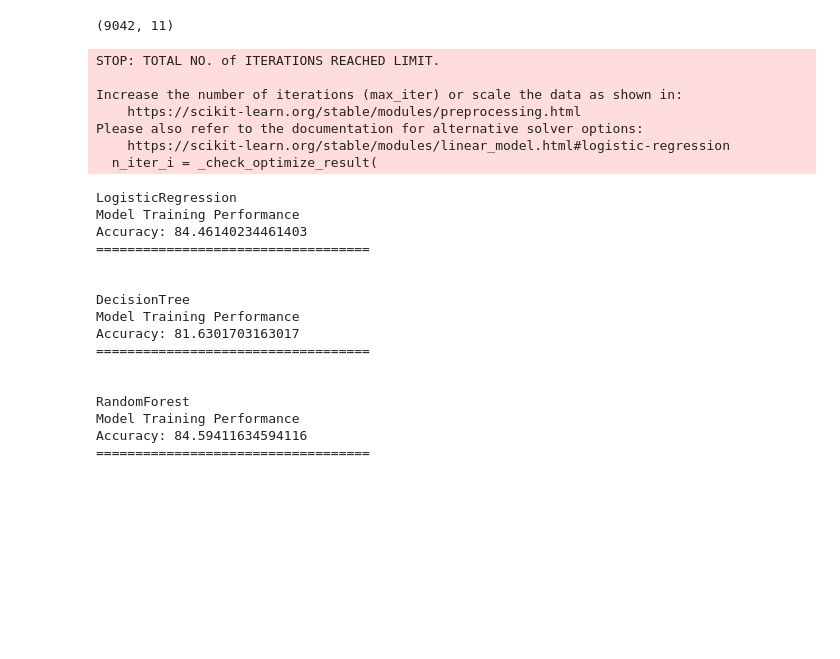
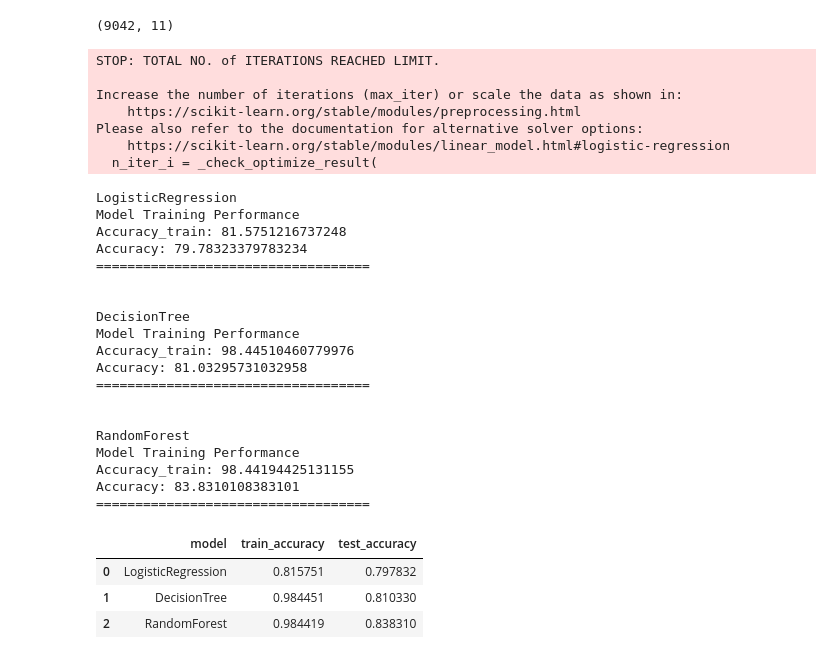
Before and after one commit to Shreyashchawda12/Census_Income, a Jupyter notebook: Notebook/model_training.ipynb, the cells around one changed output. Cells and saved outputs as stored; diff of their text form; code cells hidden in the pictures; blank space fills up the shorter version.

```diff
--- a/Notebook/model_training.ipynb
+++ b/Notebook/model_training.ipynb
@@ -110,16 +120,20 @@ models={
 }
 trained_model_list=[]
 model_list=[]
+accuracy_train = []
 accuracy_list=[]
 y_predict = []
 
 for i in range(len(list(models))):
     model=list(models.values())[i]
-    model.fit(X_train,y_train)
+    model.fit(x_rec,y_rec)
 
     #Make Predictions
+    y_train_pred = model.predict(x_rec)
     y_pred=model.predict(X_test)
 
+
+    Accuracy_train=evaluate_model(y_rec,y_train_pred)
     Accuracy=evaluate_model(y_test,y_pred)
 
     print(list(models.keys())[i])
@@ -127,9 +141,10 @@ for i in range(len(list(models))):
     y_predict.append(y_pred)
 
     print('Model Training Performance')
+    print("Accuracy_train:",Accuracy_train*100)
     print("Accuracy:",Accuracy*100)
 
-
+    accuracy_train.append(Accuracy_train)
     accuracy_list.append(Accuracy)
 
     print('='*35)
@@ -144,18 +159,29 @@ Please also refer to the documentation for alternative solver options:
   n_iter_i = _check_optimize_result(
 LogisticRegression
 Model Training Performance
-Accuracy: 84.46140234461403
+Accuracy_train: 81.5751216737248
+Accuracy: 79.78323379783234
 ===================================
 
 
 DecisionTree
 Model Training Performance
-Accuracy: 81.6301703163017
+Accuracy_train: 98.44510460779976
+Accuracy: 81.03295731032958
 ===================================
 
 
 RandomForest
 Model Training Performance
-Accuracy: 84.59411634594116
+Accuracy_train: 98.44194425131155
+Accuracy: 83.8310108383101
 ===================================
+# %%
+df1 = pd.DataFrame({'model':model_list,'train_accuracy':accuracy_train,'test_accuracy':accuracy_list})
+df1
+# %% [output]
+|  | model | train_accuracy | test_accuracy |
+| 0 | LogisticRegression | 0.815751 | 0.797832 |
+| 1 | DecisionTree | 0.984451 | 0.810330 |
+| 2 | RandomForest | 0.984419 | 0.838310 |
 # %%
```
Also changed, not shown: parts of 6 cells of this notebook, 8 other files.
